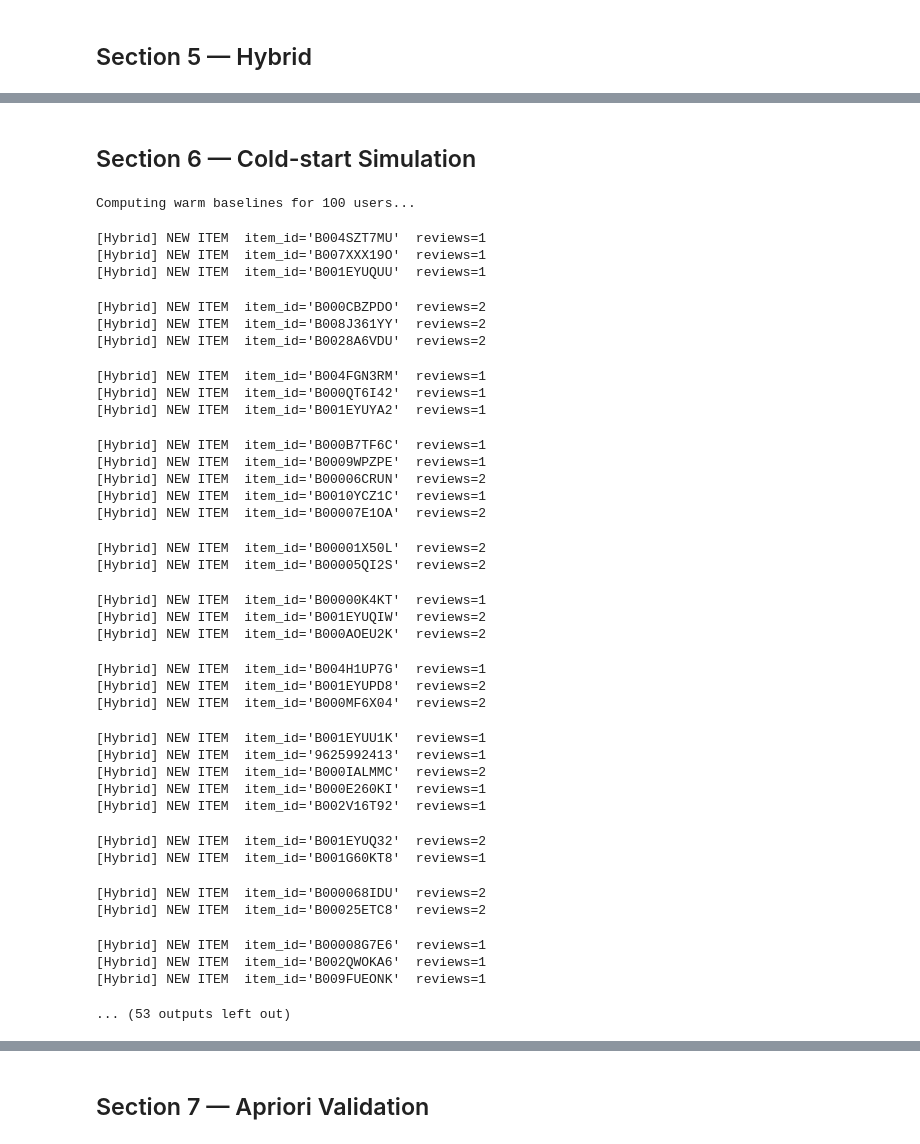
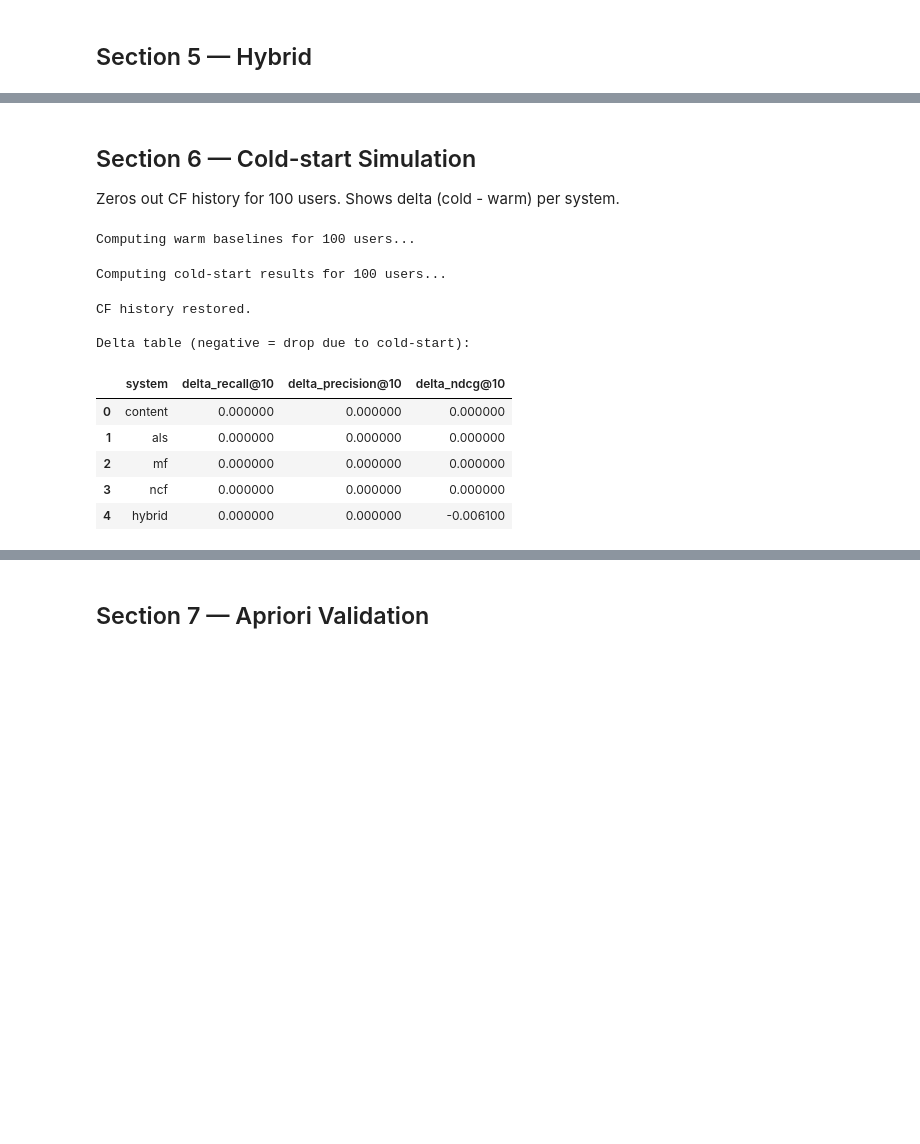
Before and after one commit to warutkm/rs, a Jupyter notebook: src/10_ab_comparison.ipynb, the cells around one changed output, grey strips where cells are left out. Saved outputs shown, nothing was run; the diff lists cells and outputs as text; code cells hidden in the pictures; blank space fills up the shorter version.

```diff
--- a/src/10_ab_comparison.ipynb
+++ b/src/10_ab_comparison.ipynb
@@ -317,7 +307,7 @@ MF Results: {'recall@10': 0.0035802370912562656, 'precision@10': 0.0003580237091
 # %% [markdown]
 ## Section 4B — NCF (Neural Collaborative Filtering)
 # %%
-def ncf_fn(user_id, k=10):
+def ncf_fn(user_id, k=10, input_item=None):
     if user_id not in user_map_global:
         return []
 
@@ -334,7 +324,7 @@ def ncf_fn(user_id, k=10):
         scores.append((item_idx, score))
 
     top_items = sorted(scores, key=lambda x: x[1], reverse=True)[:k]
-    return [reverse_item_map[i] for i, _ in top_items]
+    return [reverse_item_map[i] for i, _ in top_items if i in reverse_item_map]
 
 
 print('Evaluating NCF...')
@@ -387,5 +363,6 @@ Hybrid Results: {'recall@10': 0.0, 'precision@10': 0.0, 'ndcg@10': 0.0}
 # %% [markdown]
 ## Section 6 — Cold-start Simulation
+Zeros out CF history for 100 users. Shows delta (cold - warm) per system.
 # %%
 cold_user_ids = test_df['user_id'].unique()[:100]
 cold_test_df  = test_df[test_df['user_id'].isin(cold_user_ids)].copy()
@@ -396,87 +373,61 @@ warm_content = evaluate_model(content_fn, cold_test_df)
 warm_als     = evaluate_model(als_fn,     cold_test_df)
 warm_mf      = evaluate_model(mf_fn,      cold_test_df)
 warm_ncf     = evaluate_model(ncf_fn,     cold_test_df)
-warm_hybrid  = evaluate_model(hybrid_fn,  cold_test_df)
+with suppress_stdout():
+    warm_hybrid = evaluate_model(hybrid_fn, cold_test_df)
 
-# ── Backup and zero-out user_map to simulate cold-start ───────────────────────
-# FIXED: hybrid_model.cf_rec.user_map  (not cf_recommender.user_to_idx)
-original_user_map = hybrid_model.cf_rec.user_map.copy()
-hybrid_model.cf_rec.user_map = {}
-
-# Also zero out _known_users on hybrid model itself (used by _is_new_user)
+# ── Backup and zero-out CF history ────────────────────────────────────────────
+original_user_map    = hybrid_model.cf_rec.user_map.copy()
 original_known_users = hybrid_model._known_users.copy()
-hybrid_model._known_users = set()
+hybrid_model.cf_rec.user_map  = {}
+hybrid_model._known_users     = set()
 
 print('Computing cold-start results for 100 users...')
 cold_content = evaluate_model(content_fn, cold_test_df)
 cold_als     = evaluate_model(als_fn,     cold_test_df)
 cold_mf      = evaluate_model(mf_fn,      cold_test_df)
 cold_ncf     = evaluate_model(ncf_fn,     cold_test_df)
-cold_hybrid  = evaluate_model(hybrid_fn,  cold_test_df)
+with suppress_stdout():
+    cold_hybrid = evaluate_model(hybrid_fn, cold_test_df)
 
 # ── Restore ───────────────────────────────────────────────────────────────────
 hybrid_model.cf_rec.user_map  = original_user_map
 hybrid_model._known_users     = original_known_users
-print('State restored.')
+print('CF history restored.')
 
 # ── Build delta table ─────────────────────────────────────────────────────────
 systems   = ['content', 'als',     'mf',     'ncf',     'hybrid']
 warm_vals = [warm_content, warm_als, warm_mf, warm_ncf, warm_hybrid]
 cold_vals = [cold_content, cold_als, cold_mf, cold_ncf, cold_hybrid]
 
 cold_rows = []
 for sys, warm, cold in zip(systems, warm_vals, cold_vals):
     row = {'system': sys}
     for metric in ['recall@10', 'precision@10', 'ndcg@10']:
         row[f'warm_{metric}']  = round(warm[metric], 4)
         row[f'cold_{metric}']  = round(cold[metric], 4)
         row[f'delta_{metric}'] = round(cold[metric] - warm[metric], 4)
     cold_rows.append(row)
 
 cold_results_df = pd.DataFrame(cold_rows)
-
 print('\nDelta table (negative = drop due to cold-start):')
 delta_cols = ['system'] + [c for c in cold_results_df.columns if c.startswith('delta')]
-cold_results_df[delta_cols].style \
-    .background_gradient(cmap='RdYlGn',
-                         subset=[c for c in delta_cols if c != 'system'])
+cold_results_df[delta_cols].style.background_gradient(
+    cmap='RdYlGn',
+    subset=[c for c in delta_cols if c != 'system']
+)
 # %% [output]
 Computing warm baselines for 100 users...
-[Hybrid] NEW ITEM  item_id='B004SZT7MU'  reviews=1
-[Hybrid] NEW ITEM  item_id='B007XXX19O'  reviews=1
-[Hybrid] NEW ITEM  item_id='B001EYUQUU'  reviews=1
+Computing cold-start results for 100 users...
-[Hybrid] NEW ITEM  item_id='B000CBZPDO'  reviews=2
-[Hybrid] NEW ITEM  item_id='B008J361YY'  reviews=2
-[Hybrid] NEW ITEM  item_id='B0028A6VDU'  reviews=2
+CF history restored.
+
+Delta table (negative = drop due to cold-start):
-[Hybrid] NEW ITEM  item_id='B004FGN3RM'  reviews=1
-[Hybrid] NEW ITEM  item_id='B000QT6I42'  reviews=1
-[Hybrid] NEW ITEM  item_id='B001EYUYA2'  reviews=1
-[Hybrid] NEW ITEM  item_id='B000B7TF6C'  reviews=1
-[Hybrid] NEW ITEM  item_id='B0009WPZPE'  reviews=1
-[Hybrid] NEW ITEM  item_id='B00006CRUN'  reviews=2
-[Hybrid] NEW ITEM  item_id='B0010YCZ1C'  reviews=1
-[Hybrid] NEW ITEM  item_id='B00007E1OA'  reviews=2
-[Hybrid] NEW ITEM  item_id='B00001X50L'  reviews=2
-[Hybrid] NEW ITEM  item_id='B00005QI2S'  reviews=2
-[Hybrid] NEW ITEM  item_id='B00000K4KT'  reviews=1
-[Hybrid] NEW ITEM  item_id='B001EYUQIW'  reviews=2
-[Hybrid] NEW ITEM  item_id='B000AOEU2K'  reviews=2
-[Hybrid] NEW ITEM  item_id='B004H1UP7G'  reviews=1
-[Hybrid] NEW ITEM  item_id='B001EYUPD8'  reviews=2
-[Hybrid] NEW ITEM  item_id='B000MF6X04'  reviews=2
-[Hybrid] NEW ITEM  item_id='B001EYUU1K'  reviews=1
-[Hybrid] NEW ITEM  item_id='9625992413'  reviews=1
-[Hybrid] NEW ITEM  item_id='B000IALMMC'  reviews=2
-[Hybrid] NEW ITEM  item_id='B000E260KI'  reviews=1
-[Hybrid] NEW ITEM  item_id='B002V16T92'  reviews=1
-[Hybrid] NEW ITEM  item_id='B001EYUQ32'  reviews=2
-[Hybrid] NEW ITEM  item_id='B001G60KT8'  reviews=1
-[Hybrid] NEW ITEM  item_id='B000068IDU'  reviews=2
-[Hybrid] NEW ITEM  item_id='B00025ETC8'  reviews=2
-[Hybrid] NEW ITEM  item_id='B00008G7E6'  reviews=1
-[Hybrid] NEW ITEM  item_id='B002QWOKA6'  reviews=1
-[Hybrid] NEW ITEM  item_id='B009FUEONK'  reviews=1
-... (53 outputs left out)
+|  | system | delta_recall@10 | delta_precision@10 | delta_ndcg@10 |
+| 0 | content | 0.000000 | 0.000000 | 0.000000 |
+| 1 | als | 0.000000 | 0.000000 | 0.000000 |
+| 2 | mf | 0.000000 | 0.000000 | 0.000000 |
+| 3 | ncf | 0.000000 | 0.000000 | 0.000000 |
+| 4 | hybrid | 0.000000 | 0.000000 | -0.006100 |
 # %%
 print('Full cold-start table:')
 cold_results_df
```
Also changed, not shown: parts of 27 cells of this notebook, 10 other files.
